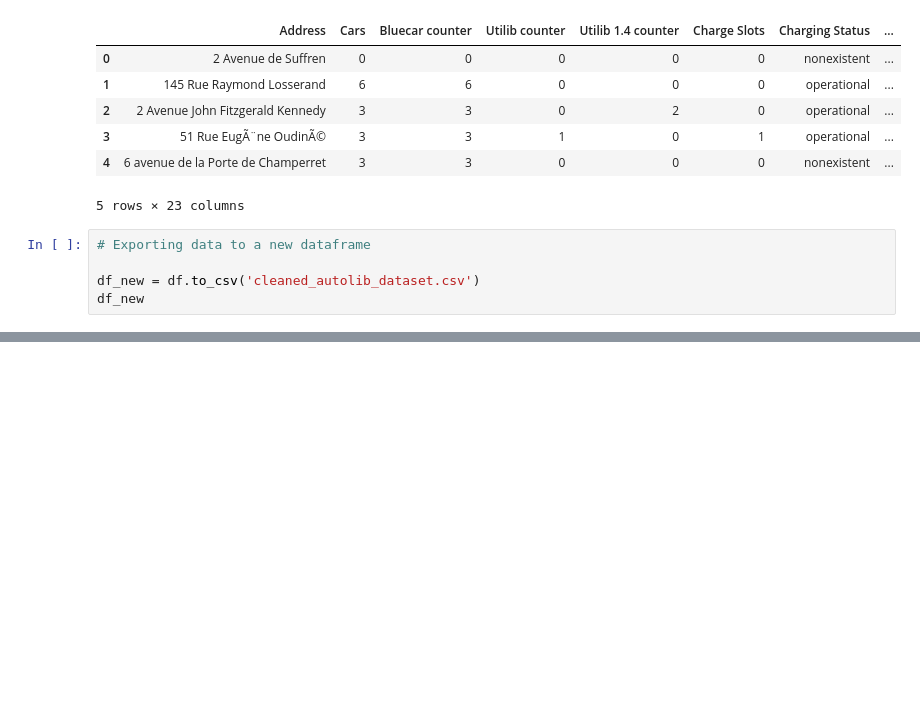
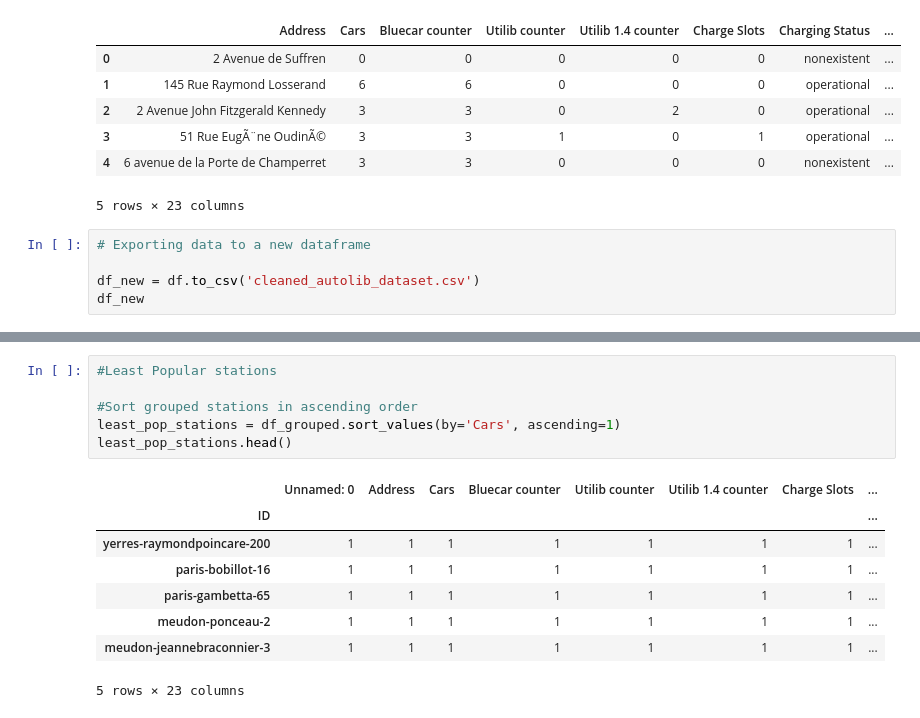
Before and after one commit to mbururyan/Electric-Car-Sharing, a Jupyter notebook: WK4_IP_Ryan_Mburu_Electric_Car_Sharing_Data_Mining.ipynb, the cells around one changed output, grey strips where cells are left out. Saved outputs shown, nothing was run; the diff lists cells and outputs as text; blank space fills up the shorter version.

```diff
--- a/WK4_IP_Ryan_Mburu_Electric_Car_Sharing_Data_Mining.ipynb
+++ b/WK4_IP_Ryan_Mburu_Electric_Car_Sharing_Data_Mining.ipynb
@@ -177,0 +227,15 @@ df_new
+# %%
+#Least Popular stations
+
+#Sort grouped stations in ascending order
+least_pop_stations = df_grouped.sort_values(by='Cars', ascending=1)
+least_pop_stations.head()
+# %% [output]
+|  | Unnamed: 0 | Address | Cars | Bluecar counter | Utilib counter | Utilib 1.4 counter | Charge Slots | ... |
+| ID |  |  |  |  |  |  |  | ... |
+| yerres-raymondpoincare-200 | 1 | 1 | 1 | 1 | 1 | 1 | 1 | ... |
+| paris-bobillot-16 | 1 | 1 | 1 | 1 | 1 | 1 | 1 | ... |
+| paris-gambetta-65 | 1 | 1 | 1 | 1 | 1 | 1 | 1 | ... |
+| meudon-ponceau-2 | 1 | 1 | 1 | 1 | 1 | 1 | 1 | ... |
+| meudon-jeannebraconnier-3 | 1 | 1 | 1 | 1 | 1 | 1 | 1 | ... |
+5 rows × 23 columns
```
Also changed, not shown: parts of 12 cells of this notebook.
